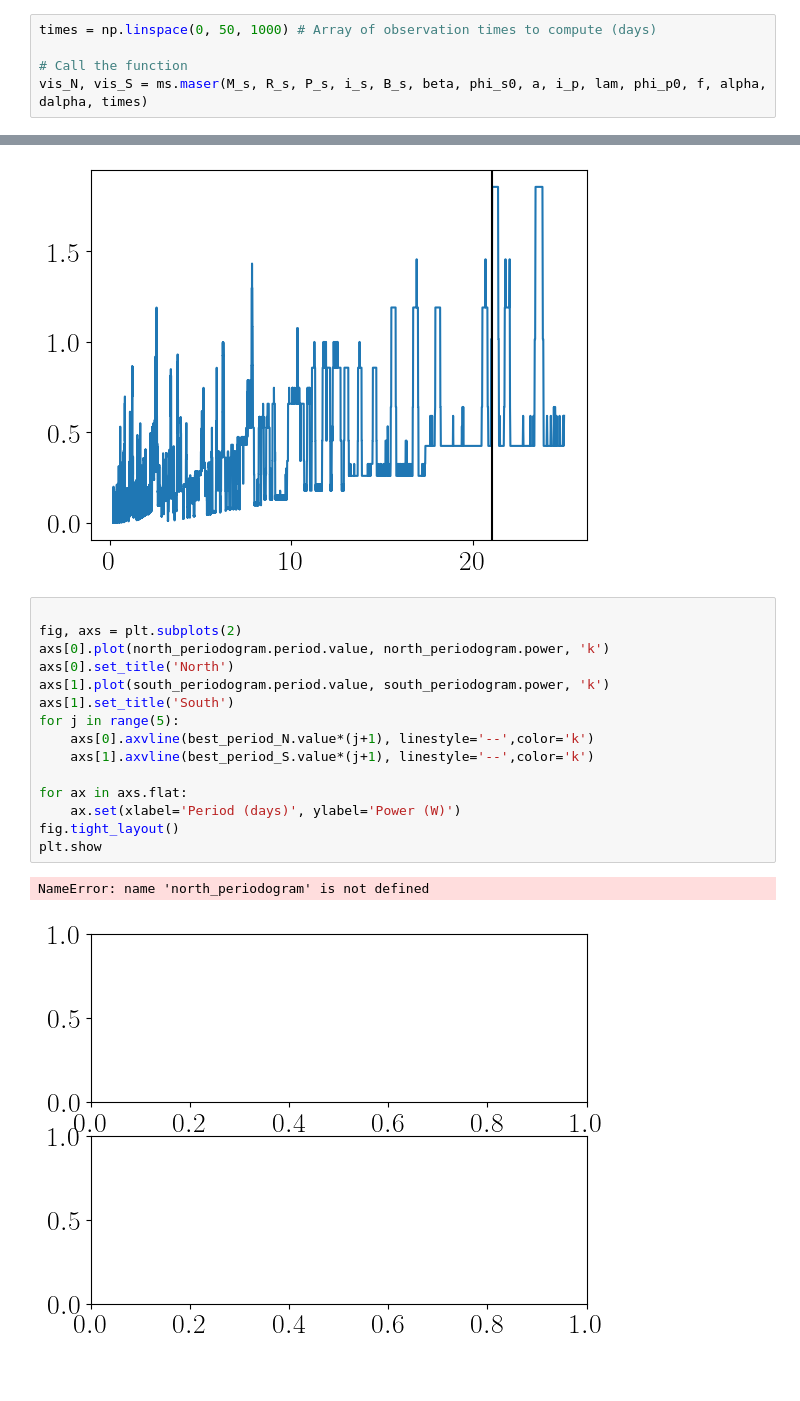
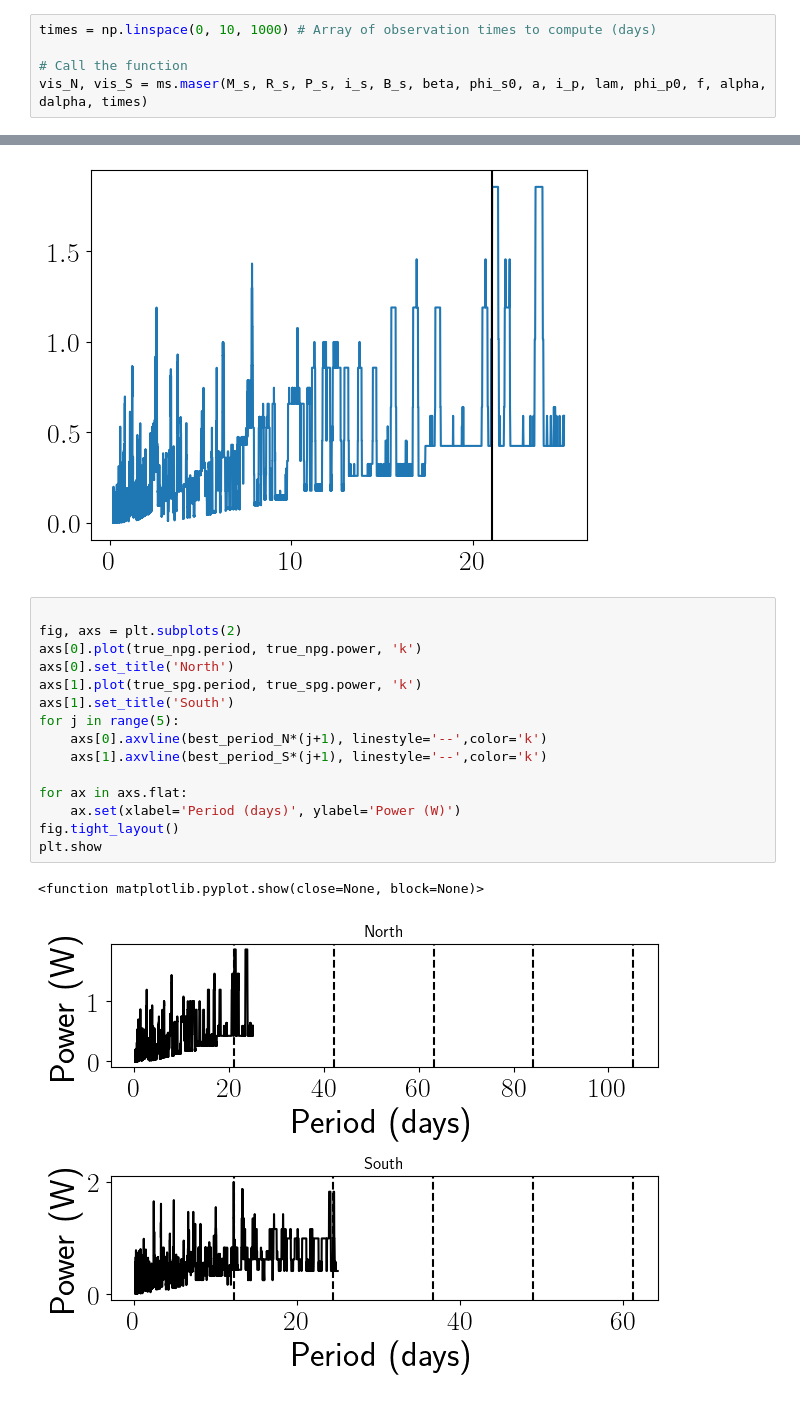
Before and after one commit to robkavanagh/maser, a Jupyter notebook: notebooks/Maser_and_BLS.ipynb, the cells around one changed output, grey strips where cells are left out. Drawn from its saved outputs; the diff is of its cells as text.

Commit message:
Periods from ACF!!!

```diff
--- a/notebooks/Maser_and_BLS.ipynb
+++ b/notebooks/Maser_and_BLS.ipynb
@@ -49,7 +49,7 @@ f = 10 # Emission observing frequency (MHz) #### - MAY INCREASE TO 3 GHz REFEREN
 alpha = 75 # Emission cone opening angle (degrees) <<<<< LEFT THESE AS IS - BASED ON KAVANAGH 2023
 dalpha = 5 # Emission cone thickness (degrees) <<<<< LEFT THESE AS IS - BASED ON KAVANAGH 2023
 # %%
-times = np.linspace(0, 50, 1000) # Array of observation times to compute (days)
+times = np.linspace(0, 10, 1000) # Array of observation times to compute (days)
 
 # Call the function
 vis_N, vis_S = ms.maser(M_s, R_s, P_s, i_s, B_s, beta, phi_s0, a, i_p, lam, phi_p0, f, alpha, dalpha, times)
@@ -274,18 +288,18 @@ plt.show()
 # %%
 
 fig, axs = plt.subplots(2)
-axs[0].plot(north_periodogram.period.value, north_periodogram.power, 'k')
+axs[0].plot(true_npg.period, true_npg.power, 'k')
 axs[0].set_title('North')
-axs[1].plot(south_periodogram.period.value, south_periodogram.power, 'k')
+axs[1].plot(true_spg.period, true_spg.power, 'k')
 axs[1].set_title('South')
 for j in range(5):
-    axs[0].axvline(best_period_N.value*(j+1), linestyle='--',color='k')
-    axs[1].axvline(best_period_S.value*(j+1), linestyle='--',color='k')
+    axs[0].axvline(best_period_N*(j+1), linestyle='--',color='k')
+    axs[1].axvline(best_period_S*(j+1), linestyle='--',color='k')
 
 for ax in axs.flat:
     ax.set(xlabel='Period (days)', ylabel='Power (W)')
 fig.tight_layout()
 plt.show
 # %% [output]
-NameError: name 'north_periodogram' is not defined
+<function matplotlib.pyplot.show(close=None, block=None)>
-[figure, old version]
+[figure, new version]
```
Also changed, not shown: parts of 1 cell of this notebook, 1 other file.
